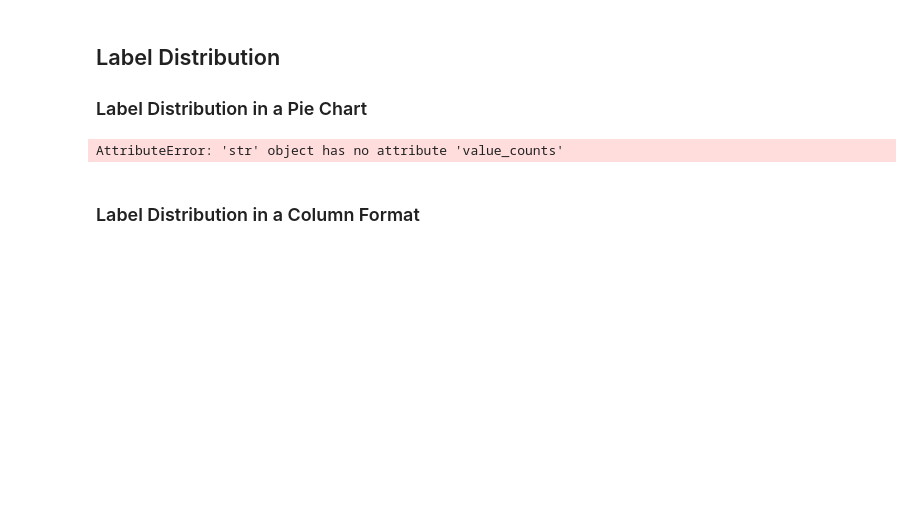
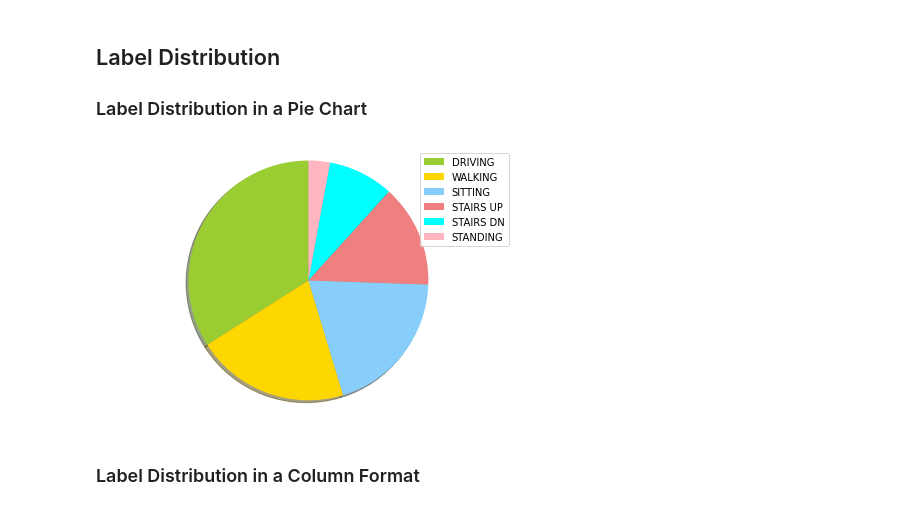
Before and after one commit to ijtan/HAR-Processing-Pipeline, a Jupyter notebook: SVM.ipynb, the cells around one changed output. Drawn from its saved outputs; the diff is of its cells as text; code cells hidden in the pictures; blank space fills up the shorter version.

```diff
--- a/SVM.ipynb
+++ b/SVM.ipynb
@@ -97,0 +54,16 @@ Name: Label, dtype: object
+# %%
+#y = all_data.Label
+#X = all_data.drop('Label', axis=1)
+train_pct_index = int(0.8 * len(all_data))
+all_data = shuffle(all_data)
+
+train, test = all_data[:train_pct_index], all_data[train_pct_index:]
+
+
+print("\nTrain:\n")
+print(train.head())
+print(train.shape)
+
+print("\nTest:\n")
+print(test.head())
+print(test.shape)
@@ -131,21 +121,21 @@ Any missing sample in test set: False
 ### Label Distribution in a Pie Chart
 # %%
 # Visualizing Activity Distribution
-temp = y_train.iloc[2].value_counts()
+temp = train["Label"].value_counts()
 df = pd.DataFrame({'labels': temp.index,
                    'values': temp.values
                   })
 
 labels = df['labels']
 sizes = df['values']
 colors = ['yellowgreen', 'gold', 'lightskyblue', 'lightcoral','cyan','lightpink']
 patches, texts = plt.pie(sizes, colors=colors, shadow=True, startangle=90, pctdistance=1.1, labeldistance=1.2)
 plt.legend(patches, labels, loc="best")
 plt.axis('equal')
 plt.tight_layout()
 plt.show()
 # %% [output]
-AttributeError: 'str' object has no attribute 'value_counts'
+[figure, added]
 # %% [markdown]
 ### Label Distribution in a Column Format
 # %%
```
Also changed, not shown: parts of 12 cells of this notebook.
